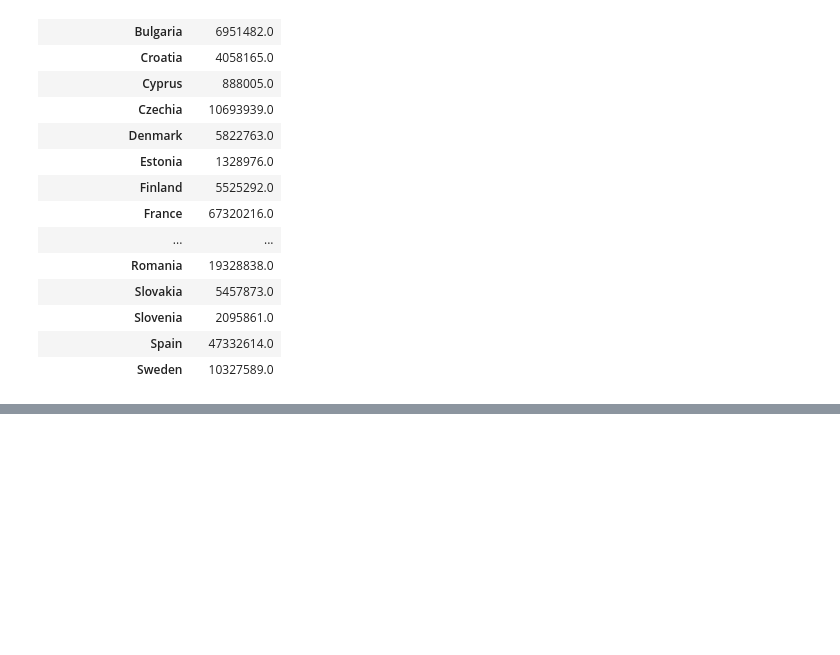
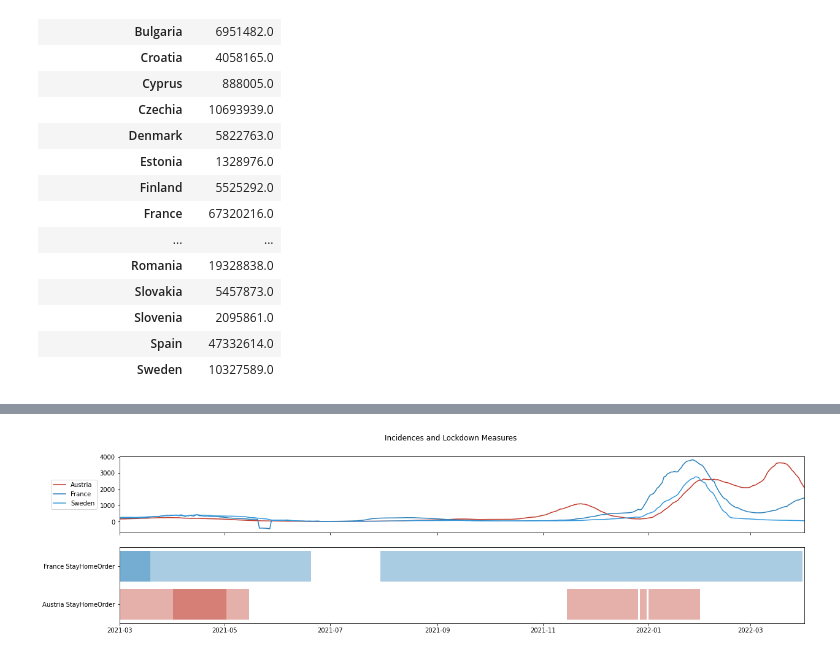
Before and after one commit to ciphersmaug/dst-project, a Jupyter notebook: project.ipynb, the cells around one changed output, grey strips where cells are left out. Saved outputs shown, nothing was run; the diff lists cells and outputs as text; code cells hidden in the pictures; blank space fills up the shorter version.

```diff
--- a/project.ipynb
+++ b/project.ipynb
@@ -216,3 +224,32 @@ plot_measure_over_incidence("StayHomeOrder")
+# %%
+import matplotlib.pyplot as plt
+from datetime import datetime
+import matplotlib.dates as mdates
+def plot_measure_over_incidence(measure_name:str,countries_of_interest = countries_of_interest, incidence_df = case_incidence_7_days_df, measures_df = measures_df,country_colours=country_colors, fromday = None, today = None):
+    fig, (ax1,ax2) = plt.subplots(2,sharex=True,figsize=(20,5))
+    fig.suptitle('Incidences and Lockdown Measures')
+    ax1.xaxis.set_major_formatter(mdates.DateFormatter('%Y-%m'))
+
+    if fromday and today:
+        ax1.set_xlim(datetime.strptime(fromday, '%Y-%m-%d'),datetime.strptime(today, '%Y-%m-%d'))
+    #ax2 = ax1.twinx()
+    pd.options.mode.chained_assignment = None  # default='warn'
+    country_measure_df = pd.DataFrame()
+    for c in countries_of_interest:
+        add_country_measure_df = measures_df[(measures_df["Country"]==c) & (measures_df["Response_measure"].str.contains(measure_name,case=False))]
+        add_country_measure_df["Response_measure"] = f"{c} {measure_name}"
+        add_country_measure_df["colour"] = country_colours[c]
+        country_measure_df = pd.concat([country_measure_df,add_country_measure_df])
+
+    ax2.barh(country_measure_df["Response_measure"],width=country_measure_df["date_diff"],left=country_measure_df["date_start"],alpha=0.4,color=country_measure_df["colour"])
+    for c in countries_of_interest:
+        ax1.plot(incidence_df[c],color=country_colors[c],label=c)
+    #fig.show()
+    ax1.legend(bbox_to_anchor=(-.1, 0.5), loc='center left', borderaxespad=0)
+    pd.options.mode.chained_assignment = "warn"  # default='warn'
+plot_measure_over_incidence("StayHomeOrder",["Austria","France","Sweden"],fromday="2021-03-01",today="2022-04-01")
+# %% [output]
+[figure, added]
 # %%
 import matplotlib.pyplot as plt
 import matplotlib.dates as mdates
```
Also changed, not shown: parts of 9 cells of this notebook, 3 other files.
